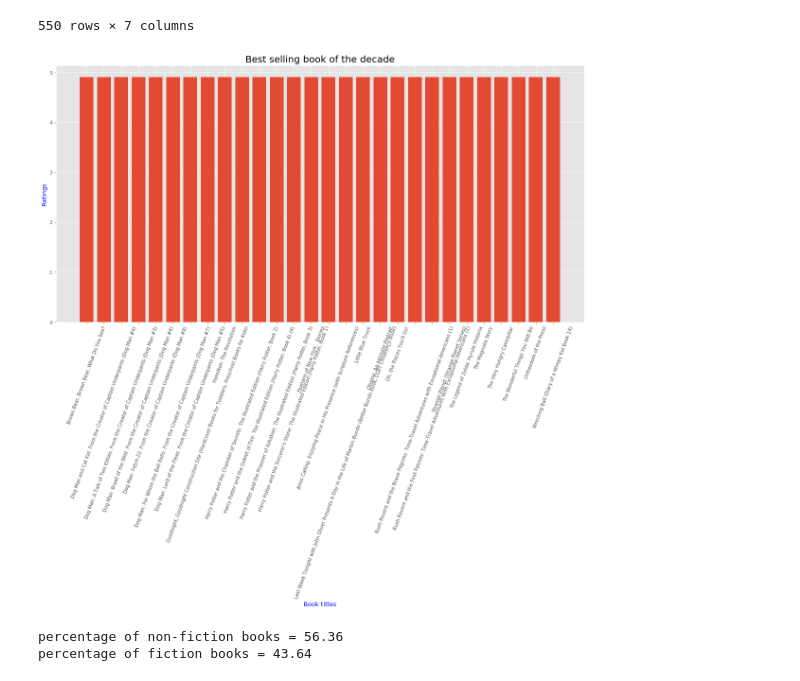
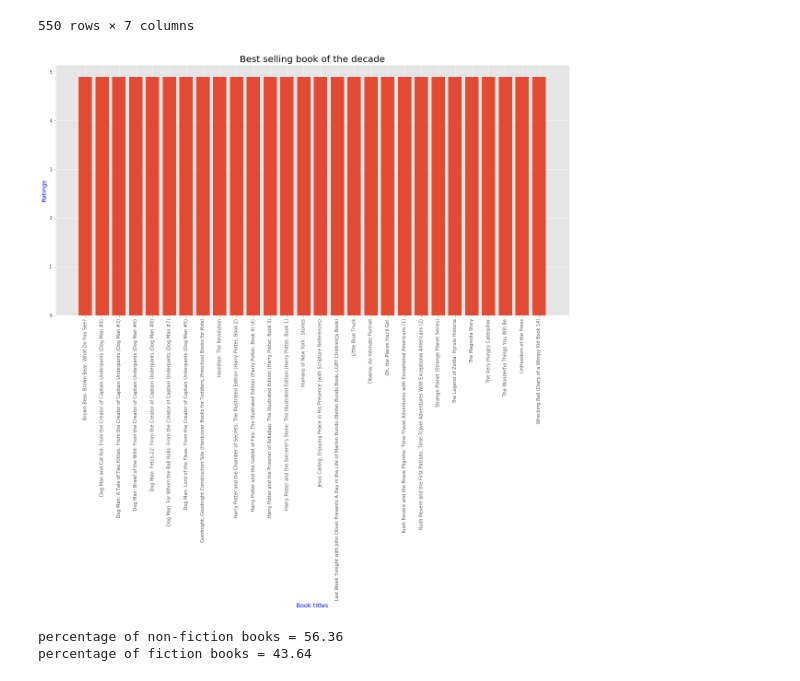
Before and after one commit to AI-fae/Init_assessment_files, a Jupyter notebook: SCAMP assessment.ipynb, the cells around one changed output. Drawn from its saved outputs; the diff is of its cells as text; code cells hidden in the pictures.

```diff
--- a/SCAMP assessment.ipynb
+++ b/SCAMP assessment.ipynb
@@ -79,15 +79,15 @@ df
 # %%
 #Visualizing 20 best selling books of the decade.
 
 best_seller = df.nlargest(20,'User Rating',  keep='all')
 plt.bar(best_seller['Name'], best_seller['User Rating'])
 plt.title('Best selling book of the decade', size=20)
-plt.xticks(rotation = 70)
+plt.xticks(rotation = 90)
 plt.xlabel('Book titles', fontsize=13,color='blue' )
 plt.ylabel('Ratings', fontsize=13,color='blue')
 plt.show()
 # %% [output]
-[figure, old version]
+[figure, new version]
 # %%
 #Visualizing The percentage of fiction to non-fiction.
 
```
Also changed, not shown: parts of 1 cell of this notebook.
